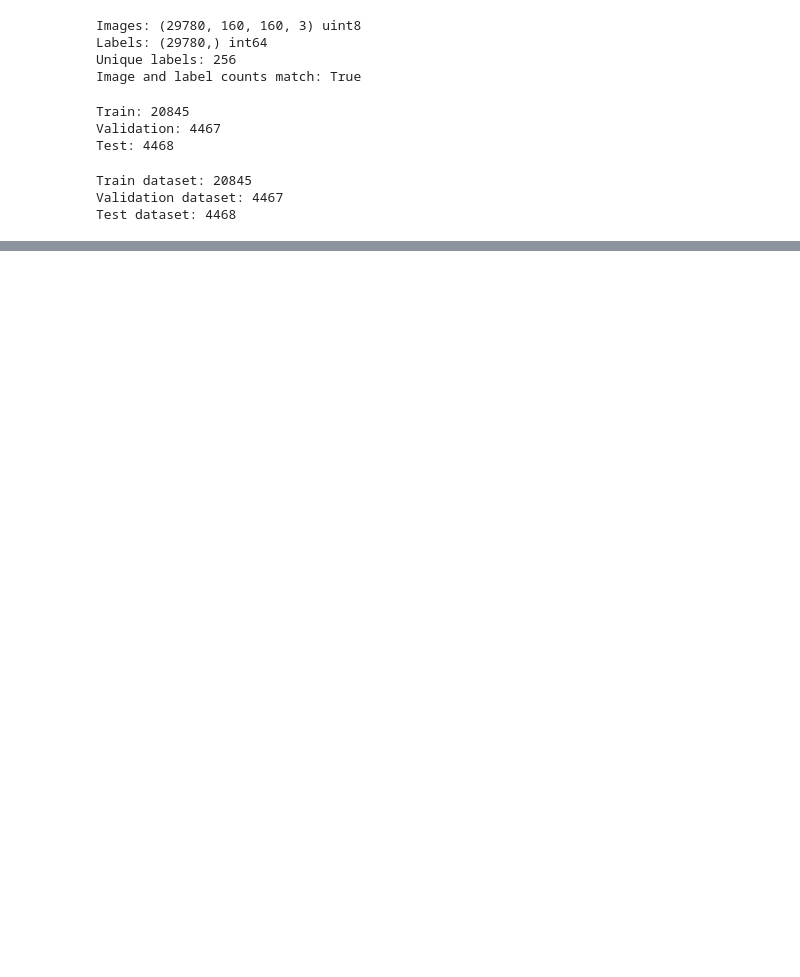
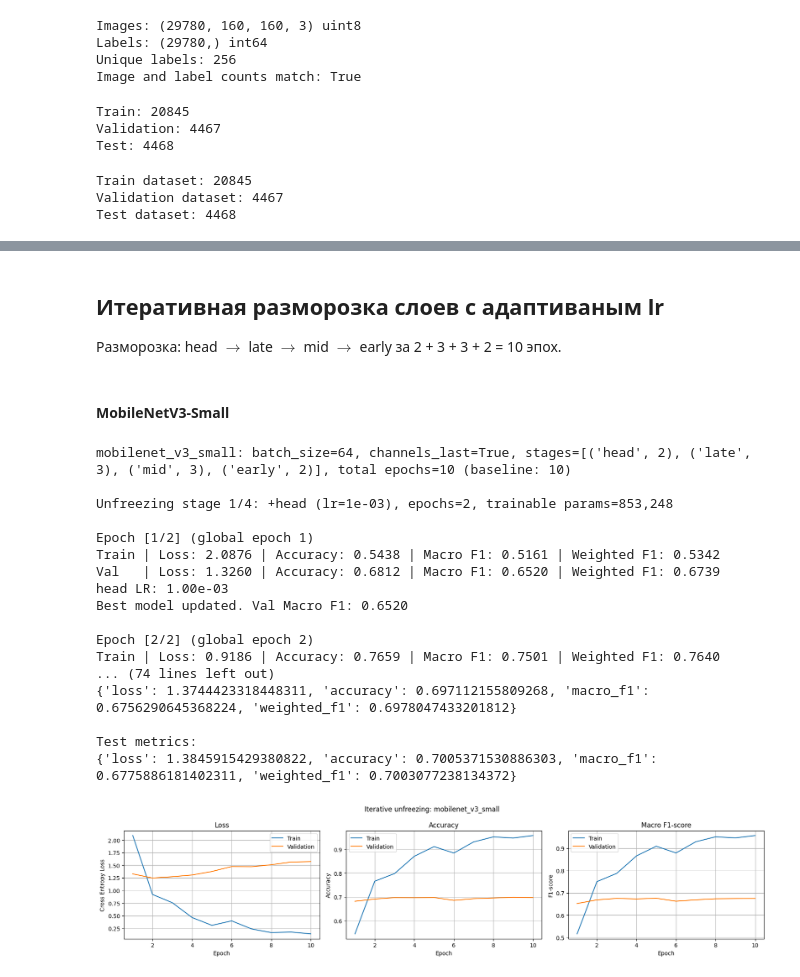
Before and after one commit to golkaem/applied-ml, a Jupyter notebook: hw1/solution.ipynb, the cells around one changed output, grey strips where cells are left out. Cells and saved outputs as stored; diff of their text form; code cells hidden in the pictures; blank space fills up the shorter version.

```diff
--- a/hw1/solution.ipynb
+++ b/hw1/solution.ipynb
@@ -271,0 +405,36 @@ Saved comparison table to d:\repos\applied-ml\hw1\data\checkpoints\baseline_comp
+# %% [markdown]
+## Итеративная разморозка слоев с адаптиваным lr
+
+Разморозка: head $\to$ late $\to$ mid $\to$ early за 2 + 3 + 3 + 2 = 10 эпох.
+# %%
+unfreeze_results = {}
+# %% [markdown]
+#### MobileNetV3-Small
+# %%
+unfreeze_results[mobilenet_name] = run_unfreeze_experiment(
+    model_name=mobilenet_name,
+    settings=MODEL_SETTINGS[mobilenet_name],
+    config=baseline_config,
+    stages=UNFREEZE_STAGES,
+    lr_factor=10.0,
+    experiment_prefix="unfreeze_local",
+)
+# %% [output]
+mobilenet_v3_small: batch_size=64, channels_last=True, stages=[('head', 2), ('late', 3), ('mid', 3), ('early', 2)], total epochs=10 (baseline: 10)
+
+Unfreezing stage 1/4: +head (lr=1e-03), epochs=2, trainable params=853,248
+
+Epoch [1/2] (global epoch 1)
+Train | Loss: 2.0876 | Accuracy: 0.5438 | Macro F1: 0.5161 | Weighted F1: 0.5342
+Val   | Loss: 1.3260 | Accuracy: 0.6812 | Macro F1: 0.6520 | Weighted F1: 0.6739
+head LR: 1.00e-03
+Best model updated. Val Macro F1: 0.6520
+
+Epoch [2/2] (global epoch 2)
+Train | Loss: 0.9186 | Accuracy: 0.7659 | Macro F1: 0.7501 | Weighted F1: 0.7640
+... (74 lines left out)
+{'loss': 1.3744423318448311, 'accuracy': 0.697112155809268, 'macro_f1': 0.6756290645368224, 'weighted_f1': 0.6978047433201812}
+
+Test metrics:
+{'loss': 1.3845915429380822, 'accuracy': 0.7005371530886303, 'macro_f1': 0.6775886181402311, 'weighted_f1': 0.7003077238134372}
+[figure, added]
```
Also changed, not shown: parts of 41 cells of this notebook.
